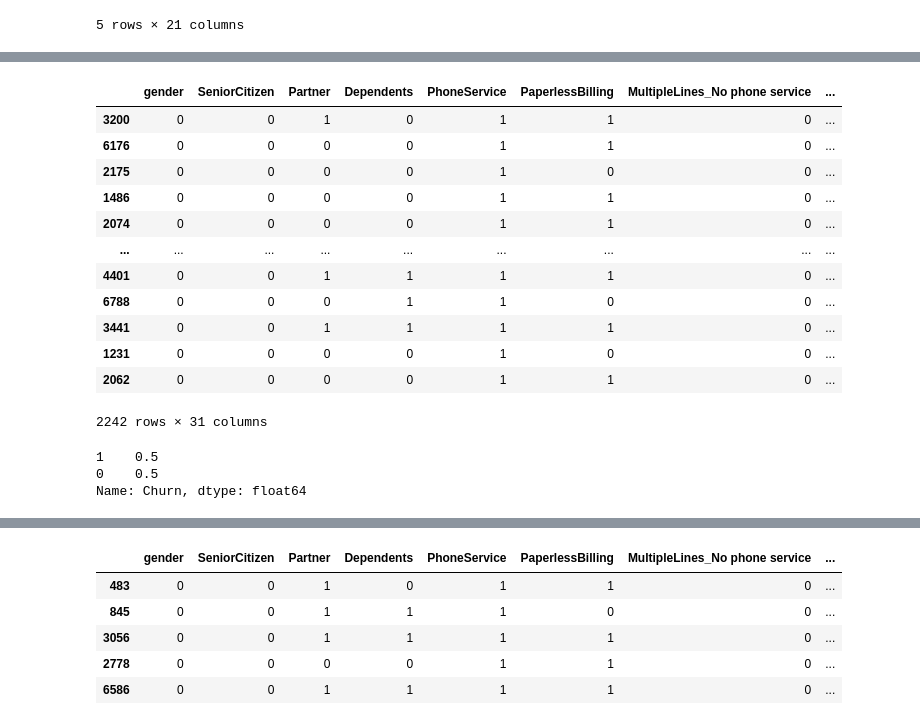
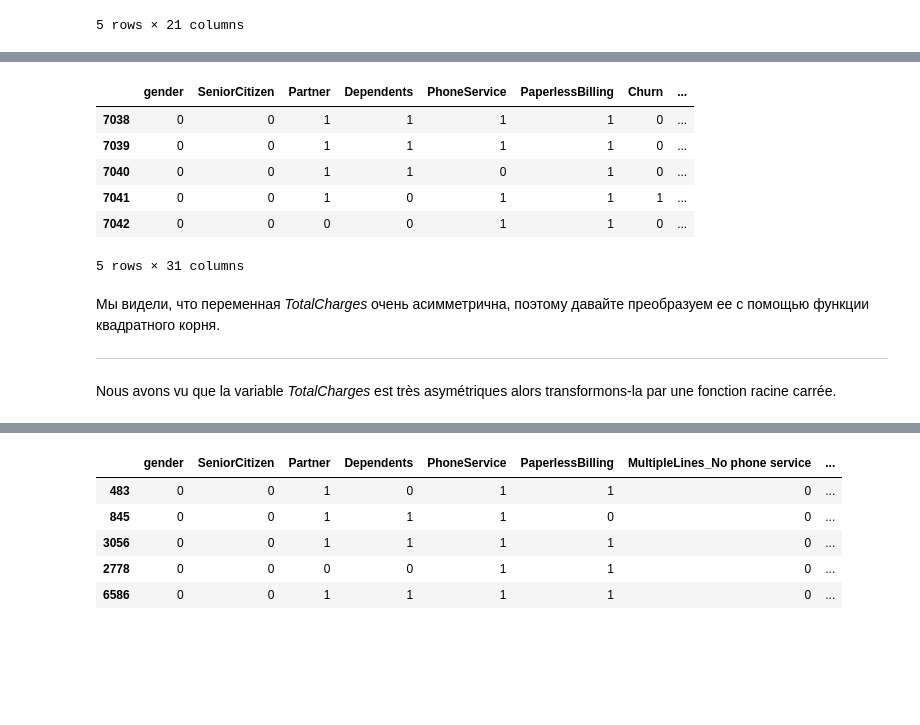
Before and after one commit to KOCORA/The-architecture-of-artificial-intelligence-systems., a Jupyter notebook: Costumer_churn.ipynb, the cells around one changed output, grey strips where cells are left out. Saved outputs shown, nothing was run; the diff lists cells and outputs as text; code cells hidden in the pictures; blank space fills up the shorter version.

```diff
--- a/Costumer_churn.ipynb
+++ b/Costumer_churn.ipynb
@@ -537,30 +440,0 @@ y_train_up = upsampled['Churn']
-# %%
-# Résolution du problème de déséquilibre de classe : Méthode de sous-échantillonnage de la classe majoritaire
-
-majority_downsampled = resample(majority, replace = False, n_samples = len(minority), random_state=seed)
-
-downsampled = pd.concat([minority, majority_downsampled])
-
-downsampled
-# %% [output]
-|  | gender | SeniorCitizen | Partner | Dependents | PhoneService | PaperlessBilling | MultipleLines_No phone service | ... |
-| 3200 | 0 | 0 | 1 | 0 | 1 | 1 | 0 | ... |
-| 6176 | 0 | 0 | 0 | 0 | 1 | 1 | 0 | ... |
-| 2175 | 0 | 0 | 0 | 0 | 1 | 0 | 0 | ... |
-| 1486 | 0 | 0 | 0 | 0 | 1 | 1 | 0 | ... |
-| 2074 | 0 | 0 | 0 | 0 | 1 | 1 | 0 | ... |
-| ... | ... | ... | ... | ... | ... | ... | ... | ... |
-| 4401 | 0 | 0 | 1 | 1 | 1 | 1 | 0 | ... |
-| 6788 | 0 | 0 | 0 | 1 | 1 | 0 | 0 | ... |
-| 3441 | 0 | 0 | 1 | 1 | 1 | 1 | 0 | ... |
-| 1231 | 0 | 0 | 0 | 0 | 1 | 0 | 0 | ... |
-| 2062 | 0 | 0 | 0 | 0 | 1 | 1 | 0 | ... |
-2242 rows × 31 columns
-# %%
-# Vérification
-
-downsampled['Churn'].value_counts(normalize = True)
-# %% [output]
-1    0.5
-0    0.5
-Name: Churn, dtype: float64
@@ -572,0 +451,16 @@ y_train_down = upsampled['Churn']
+# %%
+# Отображение нового фрейма данных
+
+data.tail()
+# %% [output]
+|  | gender | SeniorCitizen | Partner | Dependents | PhoneService | PaperlessBilling | Churn | ... |
+| 7038 | 0 | 0 | 1 | 1 | 1 | 1 | 0 | ... |
+| 7039 | 0 | 0 | 1 | 1 | 1 | 1 | 0 | ... |
+| 7040 | 0 | 0 | 1 | 1 | 0 | 1 | 0 | ... |
+| 7041 | 0 | 0 | 1 | 0 | 1 | 1 | 1 | ... |
+| 7042 | 0 | 0 | 0 | 0 | 1 | 1 | 0 | ... |
+5 rows × 31 columns
+# %% [markdown]
+Мы видели, что переменная *TotalCharges* очень асимметрична, поэтому давайте преобразуем ее с помощью функции квадратного корня.
+************
+Nous avons vu que la variable *TotalCharges* est très asymétriques alors transformons-la par une fonction racine carrée.
```
Also changed, not shown: parts of 140 cells of this notebook.
